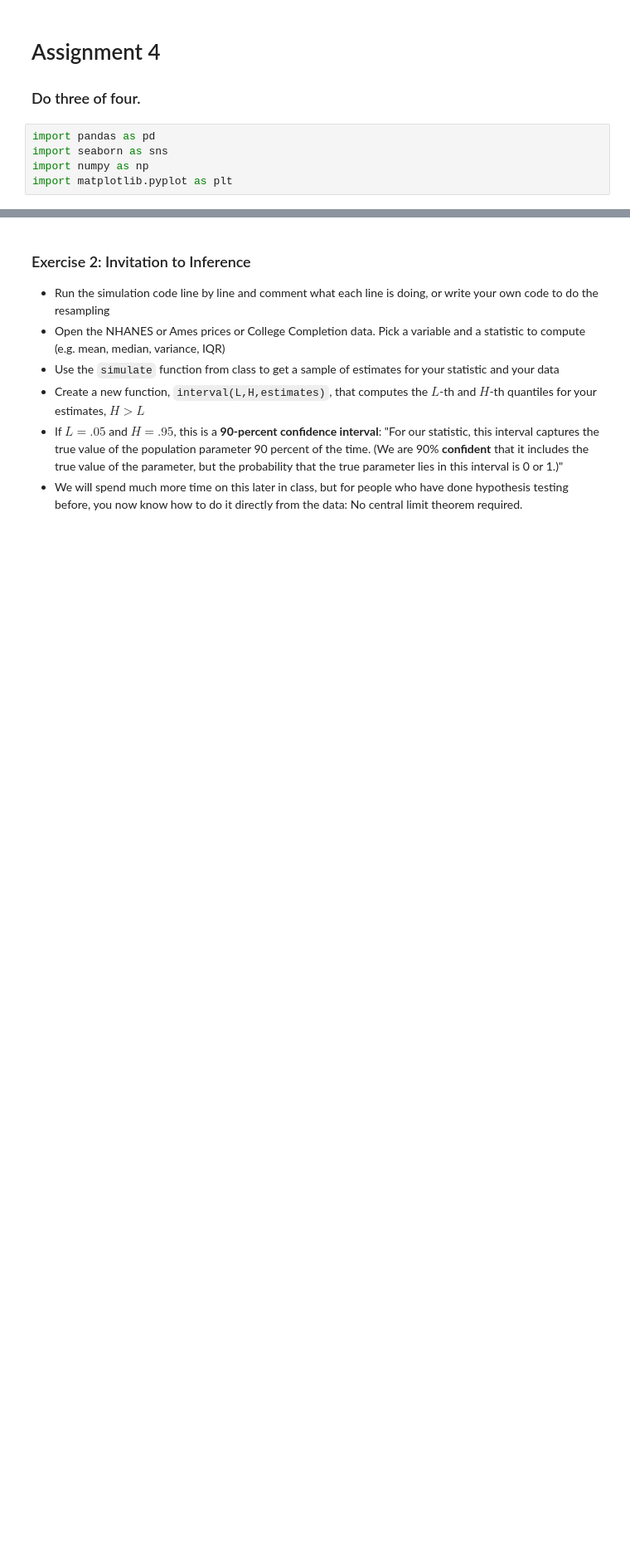
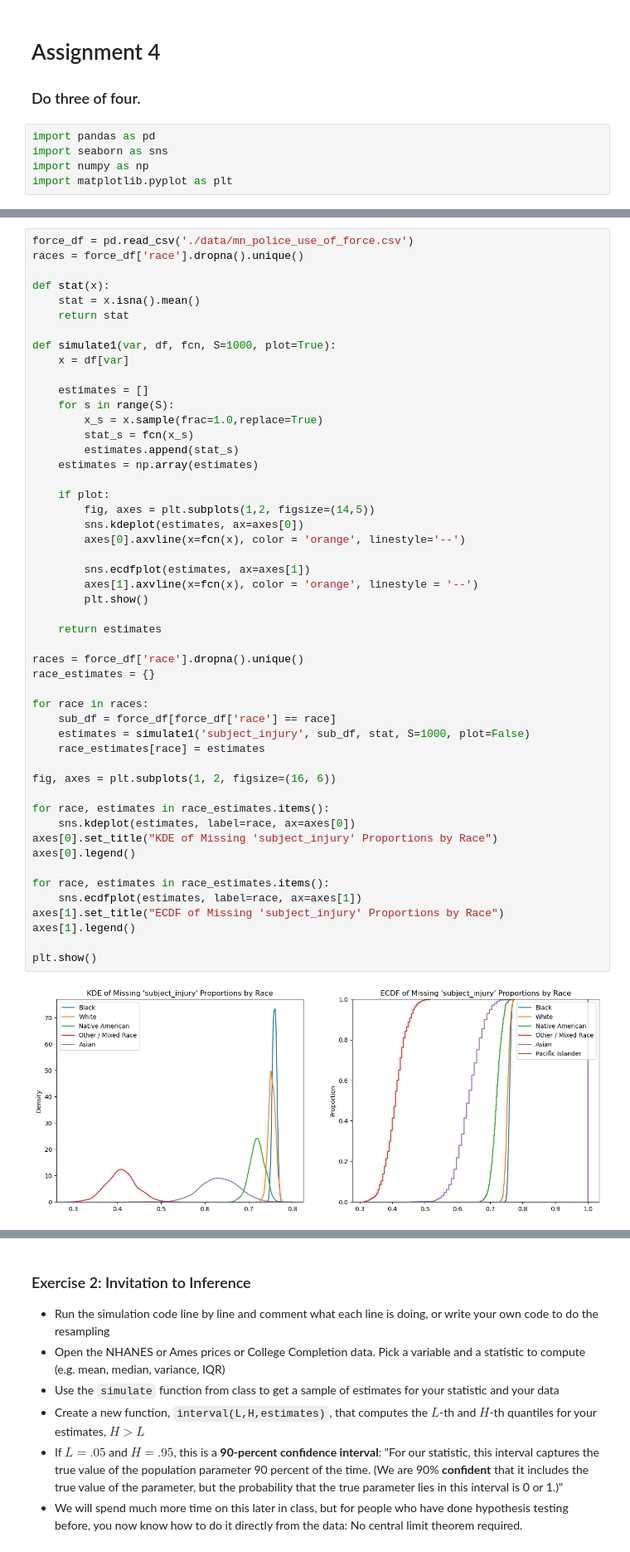
Before and after one commit to mwdunlap2004/understanding_uncertainty_assignments, a Jupyter notebook: assignment_4.ipynb, the cells around one changed output, grey strips where cells are left out. Shown at 83% size. Saved outputs shown, nothing was run; the diff lists cells and outputs as text; blank space fills up the shorter version.

```diff
--- a/assignment_4.ipynb
+++ b/assignment_4.ipynb
@@ -13,0 +14,52 @@ import matplotlib.pyplot as plt
+# %%
+force_df = pd.read_csv('./data/mn_police_use_of_force.csv')
+races = force_df['race'].dropna().unique()
+
+def stat(x):
+    stat = x.isna().mean()
+    return stat
+
+def simulate1(var, df, fcn, S=1000, plot=True):
+    x = df[var]
+
+    estimates = []
+    for s in range(S):
+        x_s = x.sample(frac=1.0,replace=True)
+        stat_s = fcn(x_s)
+        estimates.append(stat_s)
+    estimates = np.array(estimates)
+
+    if plot:
+        fig, axes = plt.subplots(1,2, figsize=(14,5))
+        sns.kdeplot(estimates, ax=axes[0])
+        axes[0].axvline(x=fcn(x), color = 'orange', linestyle='--')
+
+        sns.ecdfplot(estimates, ax=axes[1])
+        axes[1].axvline(x=fcn(x), color = 'orange', linestyle = '--')
+        plt.show()
+
+    return estimates
+
+races = force_df['race'].dropna().unique()
+race_estimates = {}
+
+for race in races:
+    sub_df = force_df[force_df['race'] == race]
+    estimates = simulate1('subject_injury', sub_df, stat, S=1000, plot=False)
+    race_estimates[race] = estimates
+
+fig, axes = plt.subplots(1, 2, figsize=(16, 6))
+
+for race, estimates in race_estimates.items():
+    sns.kdeplot(estimates, label=race, ax=axes[0])
+axes[0].set_title("KDE of Missing 'subject_injury' Proportions by Race")
+axes[0].legend()
+
+for race, estimates in race_estimates.items():
+    sns.ecdfplot(estimates, label=race, ax=axes[1])
+axes[1].set_title("ECDF of Missing 'subject_injury' Proportions by Race")
+axes[1].legend()
+
+plt.show()
+# %% [output]
+[figure, added]
```
Also changed, not shown: parts of 3 cells of this notebook.
